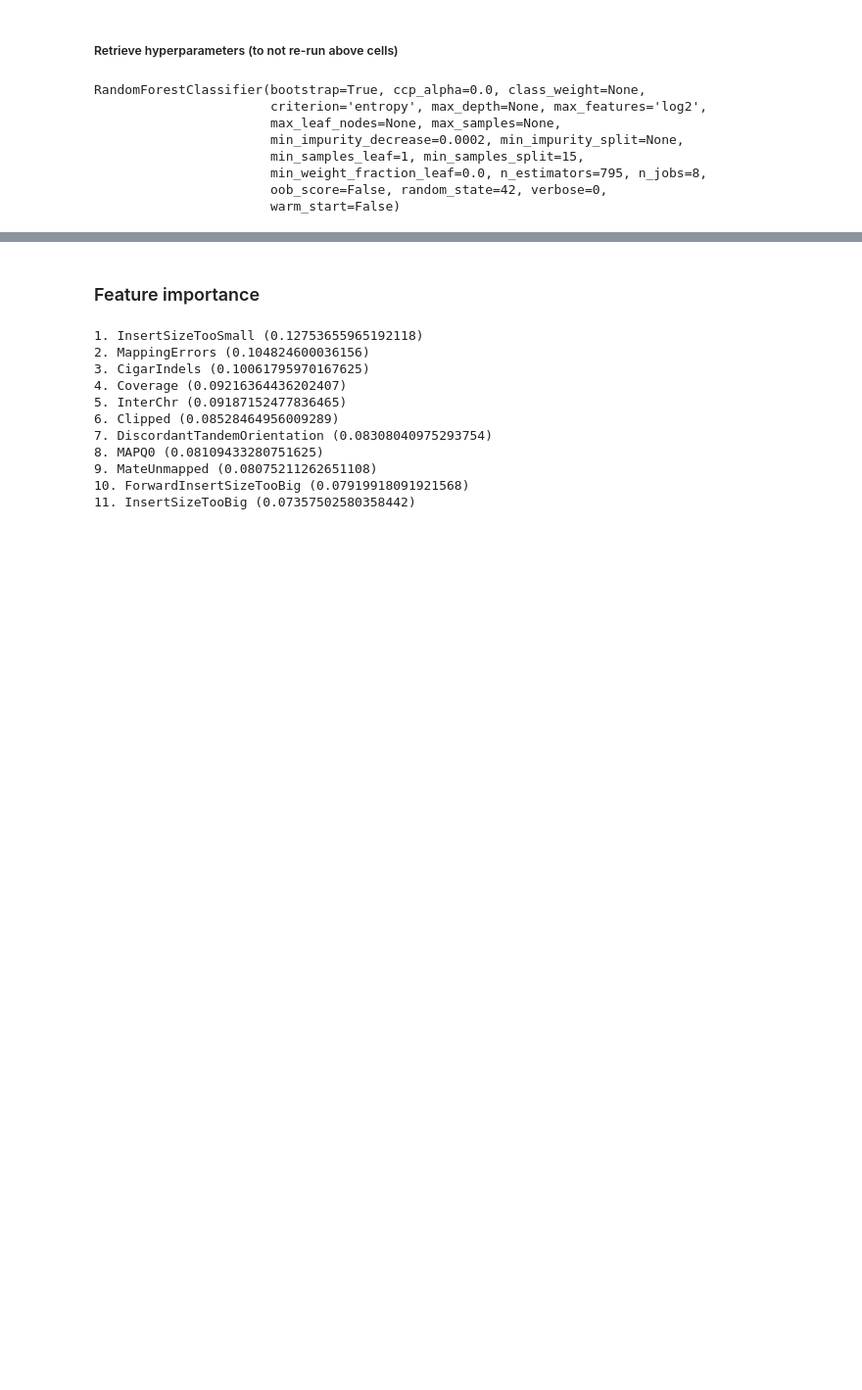
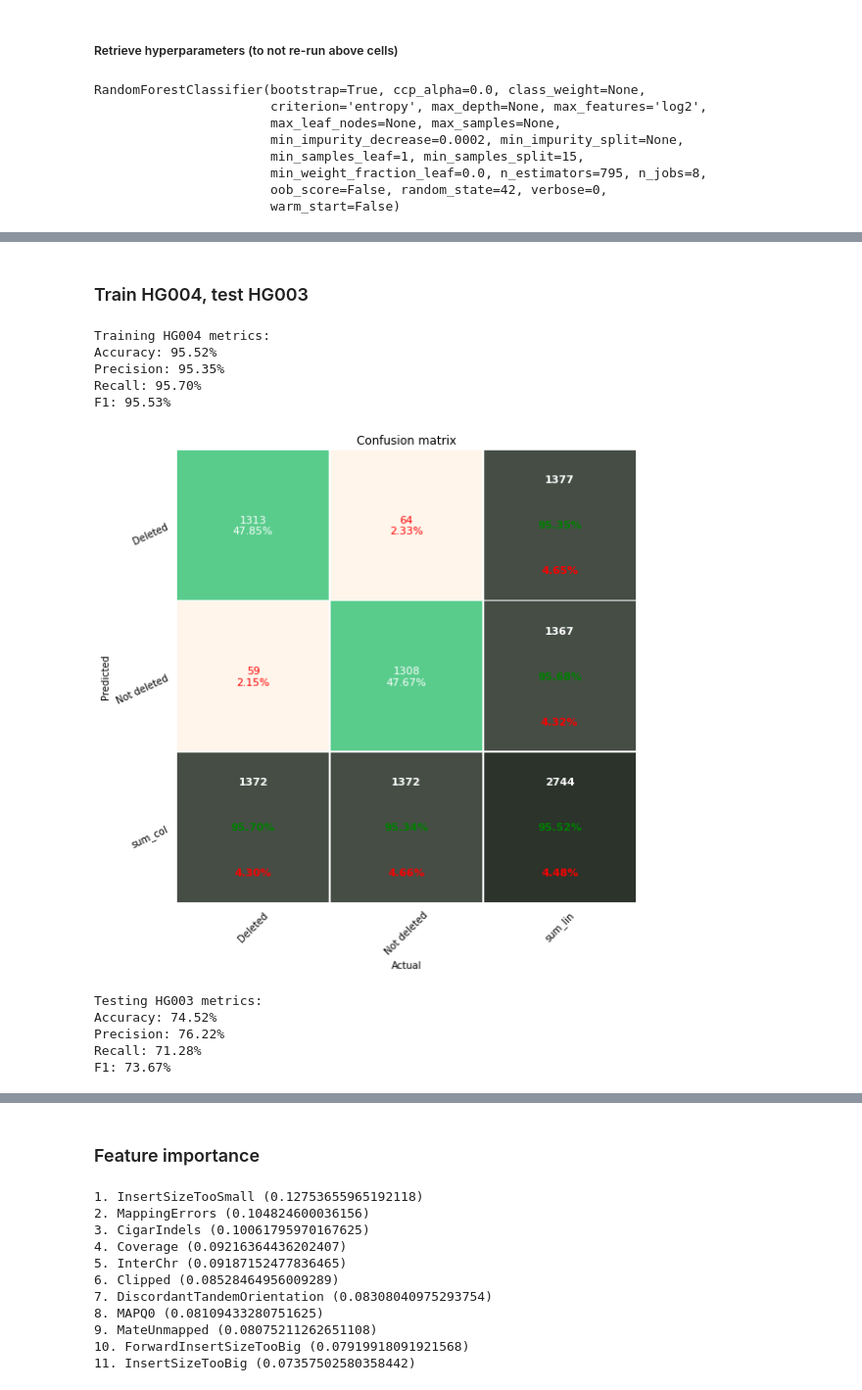
Before and after one commit to Gorzen/Genome-Center-Project, a Jupyter notebook: roadmap.ipynb, the cells around one changed output, grey strips where cells are left out. Shown at 98% size. Drawn from its saved outputs; the diff is of its cells as text; code cells hidden in the pictures; blank space fills up the shorter version.

```diff
--- a/roadmap.ipynb
+++ b/roadmap.ipynb
@@ -1135,0 +1127,34 @@ F1: 52.92%
+# %% [markdown]
+### Train HG004, test HG003
+# %%
+clf = RandomForestClassifier(criterion='entropy',\
+                             max_features='log2',\
+                             min_impurity_decrease=2e-4,\
+                             min_samples_split=15,\
+                             min_samples_leaf=1,\
+                             n_estimators=795,\
+                             random_state=random_state,\
+                             n_jobs=n_jobs
+                            )
+
+clf.fit(X_HG004, y_HG004)
+
+print("Training HG004 metrics:")
+pred = clf.predict(X_HG004)
+show_metrics(y_HG004, pred)
+
+print("\n\nTesting HG003 metrics:")
+pred = clf.predict(X_HG003)
+show_metrics(y_HG003, pred)
+# %% [output]
+Training HG004 metrics:
+Accuracy: 95.52%
+Precision: 95.35%
+Recall: 95.70%
+F1: 95.53%
+[figure, added]
+Testing HG003 metrics:
+Accuracy: 74.52%
+Precision: 76.22%
+Recall: 71.28%
+F1: 73.67%
```
Also changed, not shown: parts of 12 cells of this notebook.
